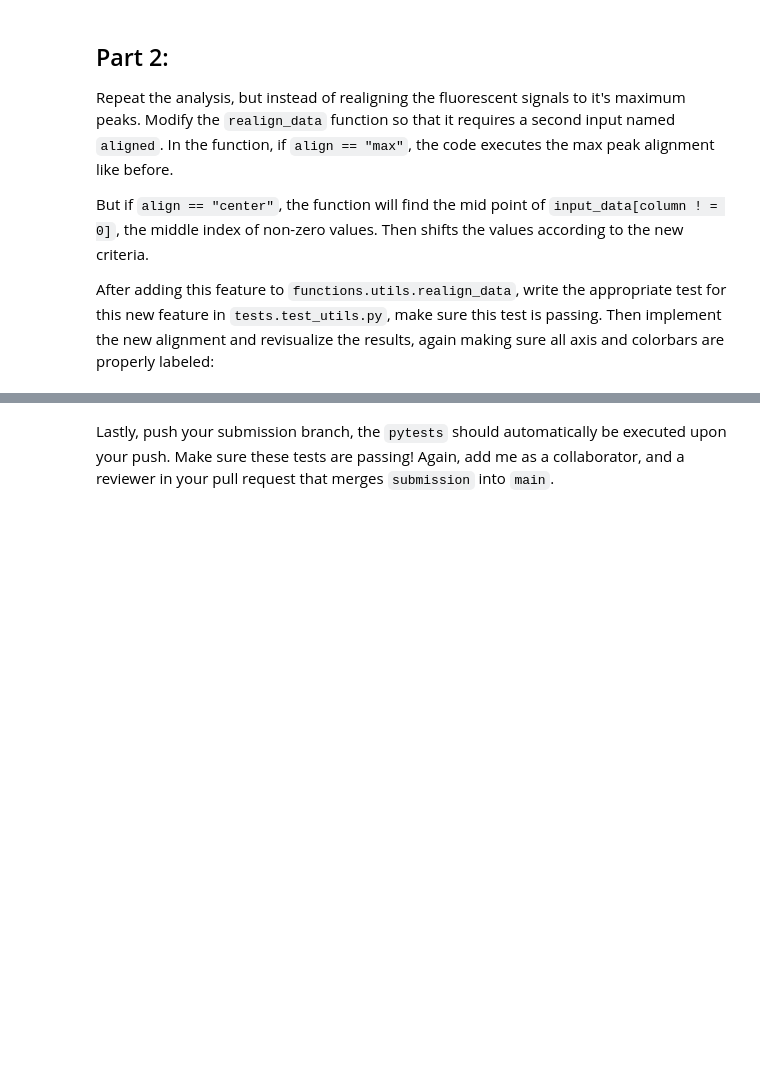
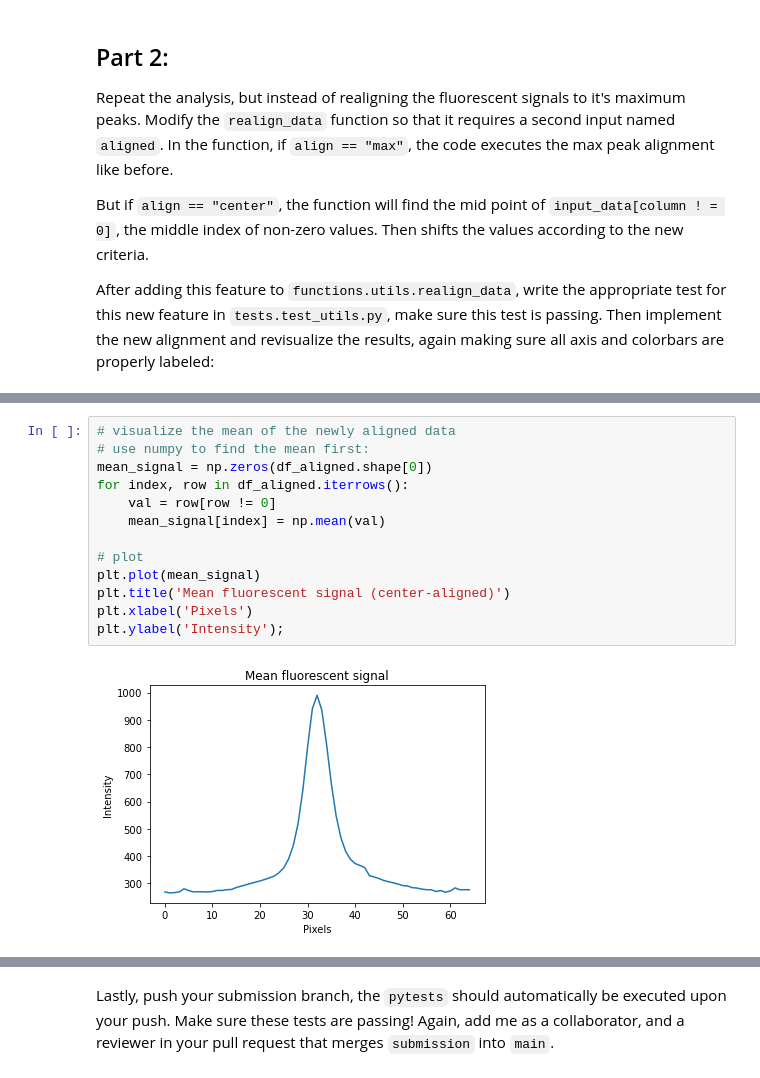
Before and after one commit to vasilisa-iatckova/wcm_datasci_basics_06images, a Jupyter notebook: assignment/process_csv.ipynb, the cells around one changed output, grey strips where cells are left out. Drawn from its saved outputs; the diff is of its cells as text; blank space fills up the shorter version.

```diff
--- a/assignment/process_csv.ipynb
+++ b/assignment/process_csv.ipynb
@@ -162,0 +166,15 @@ After adding this feature to `functions.utils.realign_data`, write the appropria
+# %%
+# visualize the mean of the newly aligned data
+# use numpy to find the mean first:
+mean_signal = np.zeros(df_aligned.shape[0])
+for index, row in df_aligned.iterrows():
+    val = row[row != 0]
+    mean_signal[index] = np.mean(val)
+
+# plot
+plt.plot(mean_signal)
+plt.title('Mean fluorescent signal (center-aligned)')
+plt.xlabel('Pixels')
+plt.ylabel('Intensity');
+# %% [output]
+[figure, added]
```
Also changed, not shown: parts of 6 cells of this notebook, 1 other file.
